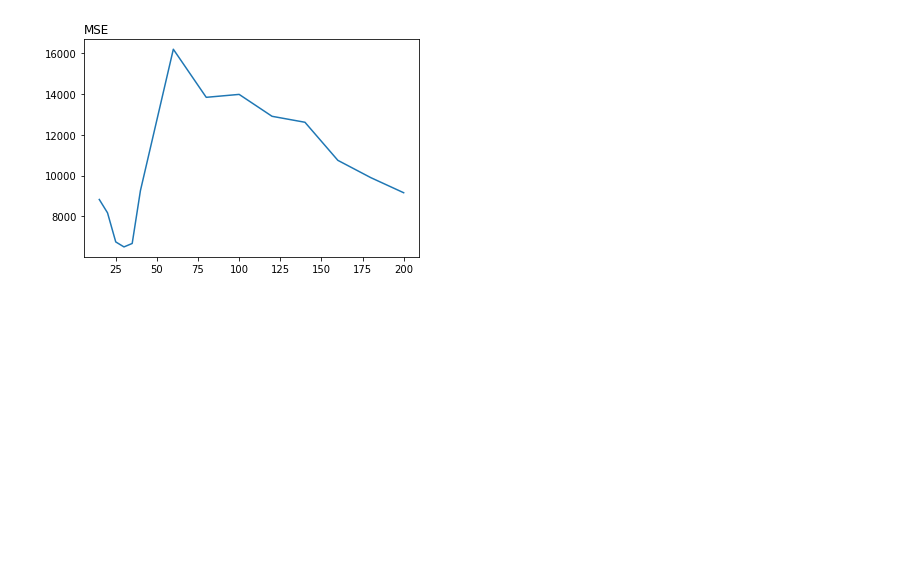
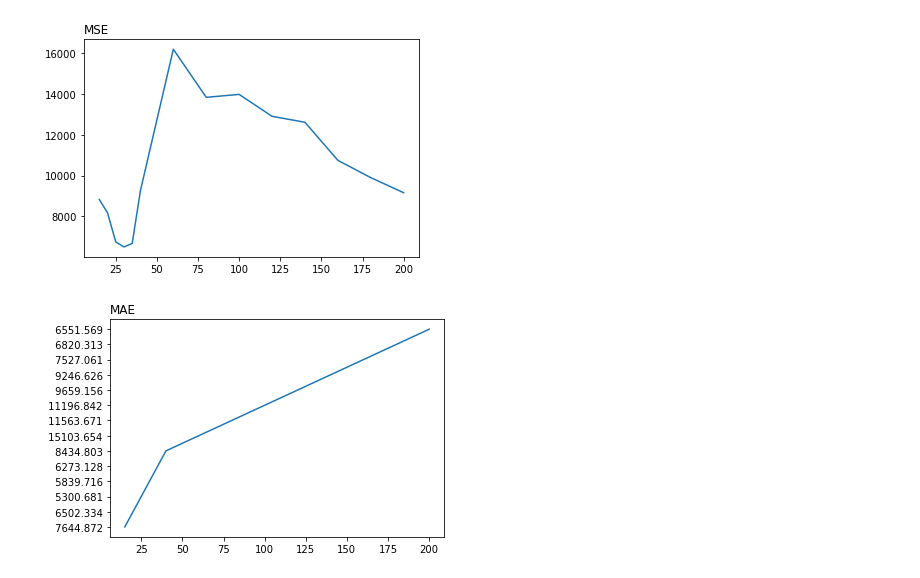
Before and after one commit to snowbalzz/Modeling, a Jupyter notebook: Results.ipynb, the cells around one changed output. Drawn from its saved outputs; the diff is of its cells as text; code cells hidden in the pictures; blank space fills up the shorter version.

```diff
--- a/Results.ipynb
+++ b/Results.ipynb
@@ -35,3 +34,9 @@ plt.plot(df["Days"], df["MSE"])
 plt.show()
 # %% [output]
 [figure]
+# %%
+plt.title("MAE", loc = 'left')
+plt.plot(df["Days"], df["MAE"])
+plt.show()
+# %% [output]
+[figure, added]
```
Also changed, not shown: parts of 2 cells of this notebook.
